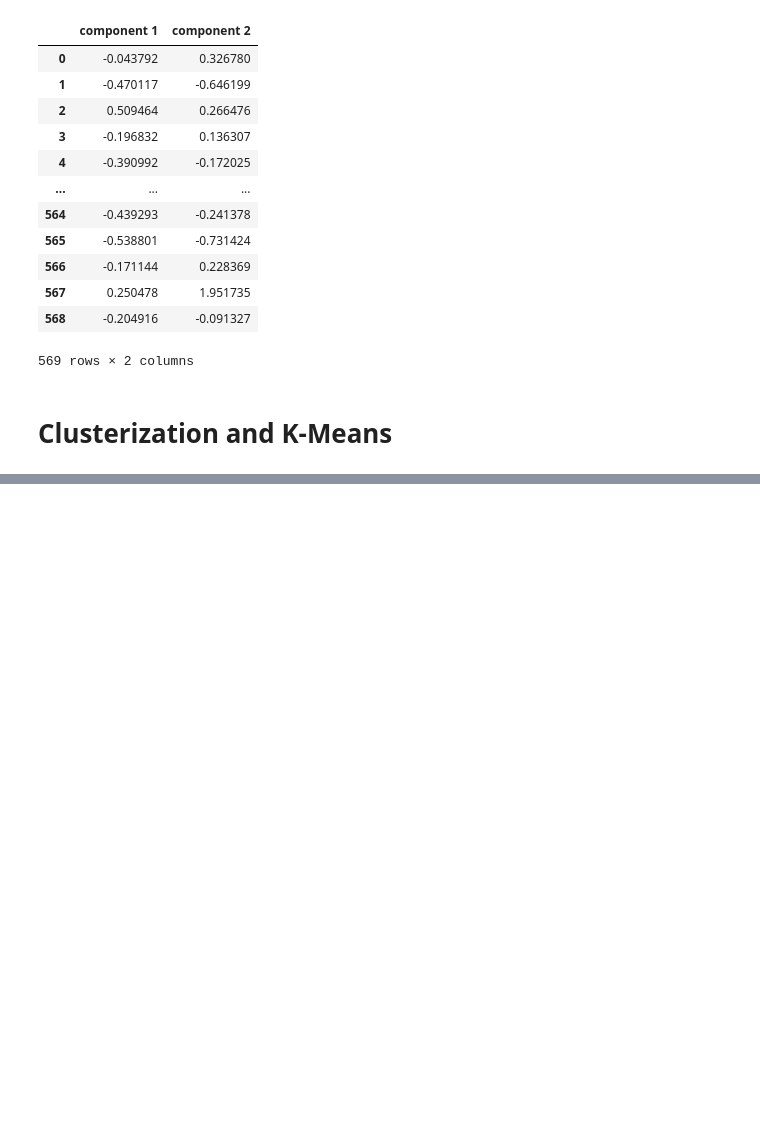
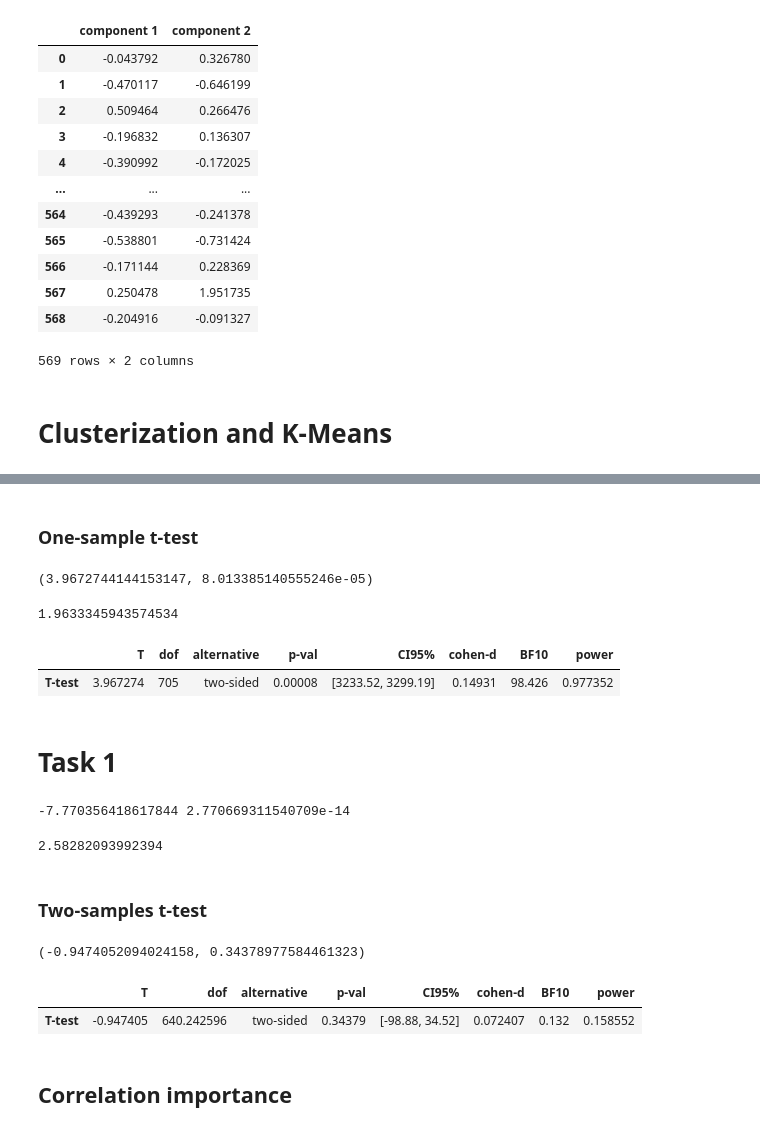
Before and after one commit to Ultraluxe25/Learning-Data-Science-and-Machine-Learning, a Jupyter notebook: Stepik courses/MGIMO Data Analysis - Hypothessis testing and Visualization in Python. PCA. Clusterization with KMeans..ipynb, the cells around one changed output, grey strips where cells are left out. Saved outputs shown, nothing was run; the diff lists cells and outputs as text; code cells hidden in the pictures; blank space fills up the shorter version.

```diff
--- a/Stepik courses/MGIMO Data Analysis - Hypothessis testing and Visualization in Python. PCA. Clusterization with KMeans..ipynb
+++ b/Stepik courses/MGIMO Data Analysis - Hypothessis testing and Visualization in Python. PCA. Clusterization with KMeans..ipynb
@@ -299,0 +306,48 @@ plt.show();
+# %% [markdown]
+### One-sample t-test
+# %%
+# H0: u=3200 sleep, 5%
+t_stat, p_val = scs.ttest_1samp(a=sleep['sleep'], popmean=3200)
+t_stat, p_val
+# %% [output]
+(3.9672744144153147, 8.013385140555246e-05)
+# %%
+# Critical value
+scs.t.ppf(q=(1 - 0.05 / 2),  df=sleep['sleep'].shape[0] - 1)
+# %% [output]
+1.9633345943574534
+# %%
+# Great info
+pg.ttest(x=sleep['sleep'], y=3200)
+# %% [output]
+|  | T | dof | alternative | p-val | CI95% | cohen-d | BF10 | power |
+| T-test | 3.967274 | 705 | two-sided | 0.00008 | [3233.52, 3299.19] | 0.14931 | 98.426 | 0.977352 |
+# %% [markdown]
+# Task 1
+# %%
+# H0: u=2400 sleep, 1%
+t_stat, p_val = scs.ttest_1samp(a=sleep['totwrk'], popmean=2400)
+print(t_stat, p_val)
+scs.t.ppf(q=(1 - 0.01 / 2),  df=sleep['totwrk'].shape[0] - 1)
+# %% [output]
+-7.770356418617844 2.770669311540709e-14
+2.58282093992394
+# %% [markdown]
+### Two-samples t-test
+# %%
+# Using scipy.stats
+X = sleep[sleep['male'] == 1]['sleep']
+Y = sleep[sleep['male'] == 0]['sleep']
+
+t_stat, p_val = scs.ttest_ind(a=X, b=Y, equal_var=False)
+t_stat, p_val
+# %% [output]
+(-0.9474052094024158, 0.34378977584461323)
+# %%
+# Using pengouin
+pg.ttest(x=X, y=Y)
+# %% [output]
+|  | T | dof | alternative | p-val | CI95% | cohen-d | BF10 | power |
+| T-test | -0.947405 | 640.242596 | two-sided | 0.34379 | [-98.88, 34.52] | 0.072407 | 0.132 | 0.158552 |
+# %% [markdown]
+## Correlation importance
```
Also changed, not shown: parts of 30 cells of this notebook.
